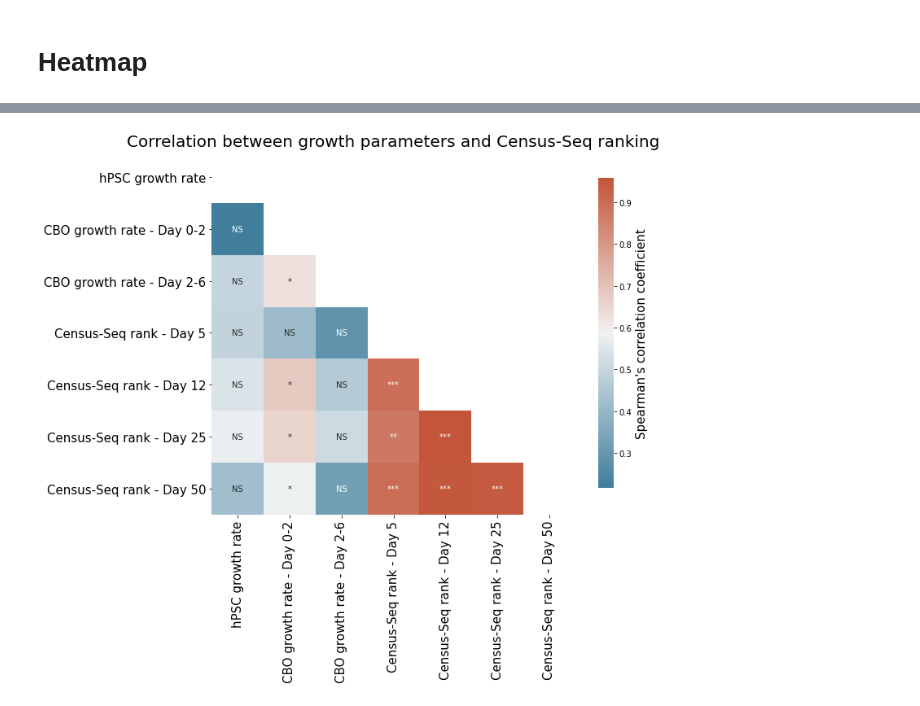
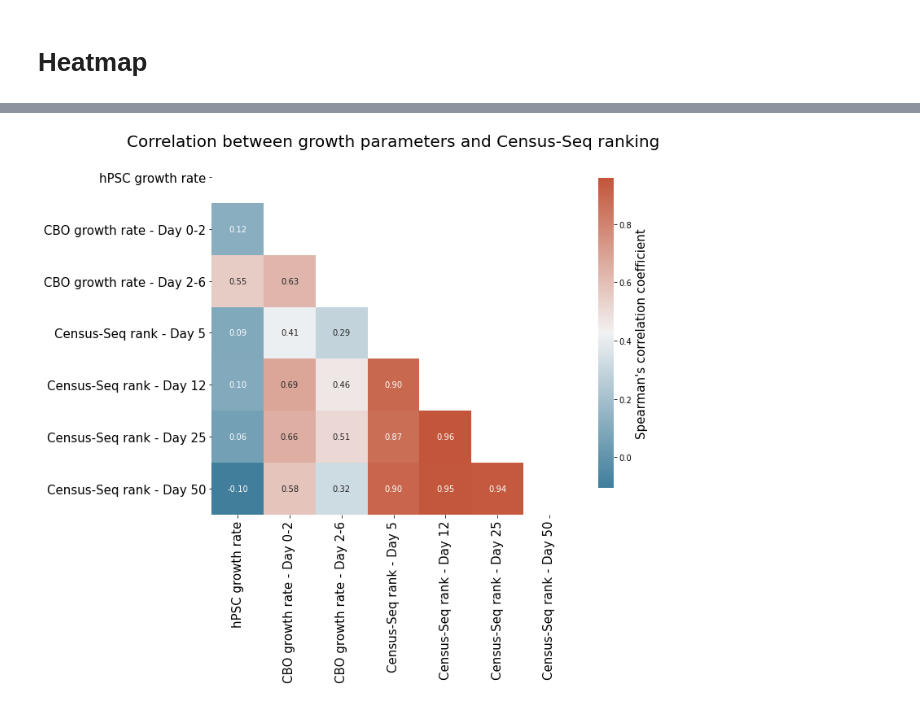
Before and after one commit to GiuseppeTestaLab/organoidMultiplexing_release, a Jupyter notebook: 08_Scalability/05_CorrelateGrowths.ipynb, the cells around one changed output, grey strips where cells are left out. Drawn from its saved outputs; the diff is of its cells as text; code cells hidden in the pictures.

Commit message:
update PSC growth model

```diff
--- a/08_Scalability/05_CorrelateGrowths.ipynb
+++ b/08_Scalability/05_CorrelateGrowths.ipynb
@@ -23,13 +23,13 @@ color_palette = {
 # %% [markdown]
 # Load data
 # %%
-CBO_d02 = pd.read_csv('./data/csv/CBO_day02_fit.csv', index_col=0)
-CBO_d26 = pd.read_csv('./data/csv/CBO_day26_fit.csv', index_col=0)
-iPSC_cum_growth = pd.read_csv('./data/csv/iPSC_fitted_exp_area_sum_per_split.csv', index_col=0)
-census_d5 = pd.read_csv('./data/csv/CensusSeq_combined_weighted_rank_d5.csv', index_col=0)
-census_d12 = pd.read_csv('./data/csv/CensusSeq_combined_weighted_rank_d12.csv', index_col=0)
-census_d25 = pd.read_csv('./data/csv/CensusSeq_combined_weighted_rank_d25.csv', index_col=0)
-census_d50 = pd.read_csv('./data/csv/CensusSeq_combined_weighted_rank_d50.csv', index_col=0)
+CBO_d02 = pd.read_csv('../../data/csv/CBO_day02_fit.csv', index_col=0)
+CBO_d26 = pd.read_csv('../../data/csv/CBO_day26_fit.csv', index_col=0)
+iPSC_cum_growth = pd.read_csv('../../data/csv/iPSC_fitted_exp_area_sum_per_split.csv', index_col=0)
+census_d5 = pd.read_csv('../../data/csv/CensusSeq_combined_weighted_rank_d5.csv', index_col=0)
+census_d12 = pd.read_csv('../../data/csv/CensusSeq_combined_weighted_rank_d12.csv', index_col=0)
+census_d25 = pd.read_csv('../../data/csv/CensusSeq_combined_weighted_rank_d25.csv', index_col=0)
+census_d50 = pd.read_csv('../../data/csv/CensusSeq_combined_weighted_rank_d50.csv', index_col=0)
 # %%
 iPSC_cum_growth_mean = iPSC_cum_growth.groupby('Line')['rate'].mean().sort_index().rank()
 iPSC_cum_growth_mean
@@ -171,17 +156,17 @@ p_value_copy[p_value > 0.05] = 'NS'
 # %%
 cmap = sns.diverging_palette(230, 20, as_cmap=True)
 mask = np.triu(np.ones_like(values_df.corr(), dtype=bool))
 
 spearman = values_df.corr(method = 'spearman')
 
 
 fig, ax = plt.subplots(figsize = (10, 10))
 _ = sns.heatmap(spearman, cmap = cmap, mask = mask, square = True,
-                cbar_kws={'label': "Spearman's correlation coefficient", "shrink": 0.7}, annot = p_value_copy, fmt = '')
+                cbar_kws={'label': "Spearman's correlation coefficient", "shrink": 0.7}, annot = spearman, fmt = '.2f')
 ax.figure.axes[-1].yaxis.label.set_size(15)
 _ = ax.set_xticklabels(ax.get_xticklabels(), size = 15)
 _ = ax.set_yticklabels(ax.get_yticklabels(), size = 15)
 _ = ax.set_title("Correlation between growth parameters and Census-Seq ranking", fontdict={'size': 20})
 plt.savefig('corr_matrix.svg', dpi = 300, bbox_inches = 'tight')
 # %% [output]
-[figure, old version]
+[figure, new version]
```
Also changed, not shown: parts of 10 cells of this notebook.
